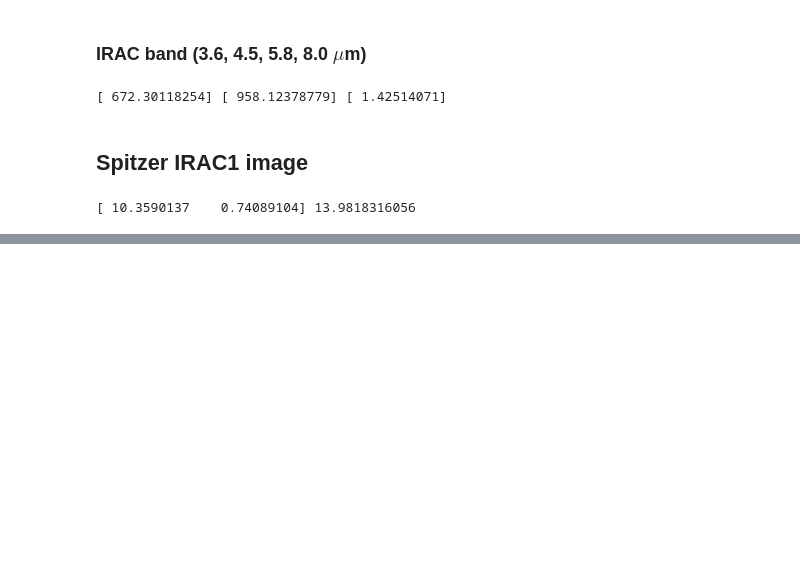
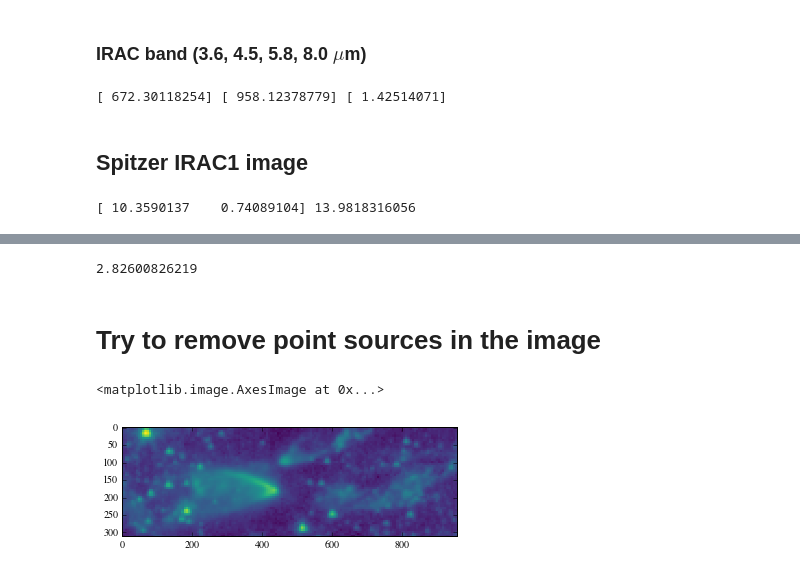
Before and after one commit to yaolun/misc, a Jupyter notebook: hyperion/intensity_comparison.ipynb, the cells around one changed output, grey strips where cells are left out. Drawn from its saved outputs; the diff is of its cells as text; code cells hidden in the pictures; blank space fills up the shorter version.

```diff
--- a/hyperion/intensity_comparison.ipynb
+++ b/hyperion/intensity_comparison.ipynb
@@ -123,0 +170,14 @@ print irac1_data, irac1_data[0]/irac1_data[1]
+# %%
+print 8984.047/3179.059
+# %% [output]
+2.82600826219
+# %% [markdown]
+# Try to remove point sources in the image
+# %%
+from astropy.io import fits
+hdu = fits.open('/Users/yaolun/Desktop/IRAC1_crop.fits')
+# %%
+plt.imshow(np.log10(hdu[0].data), cmap='viridis')
+# %% [output]
+<matplotlib.image.AxesImage at 0x...>
+[figure, added]
```
Also changed, not shown: parts of 27 cells of this notebook, 5 other files.
